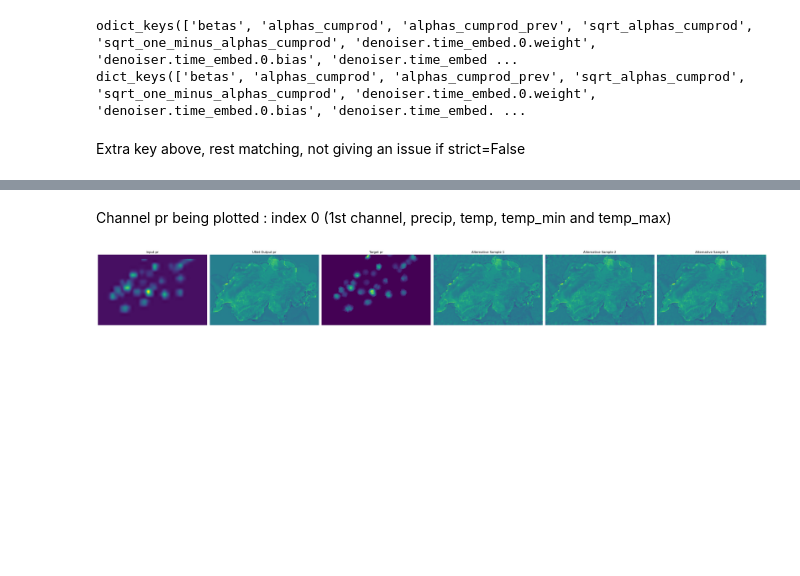
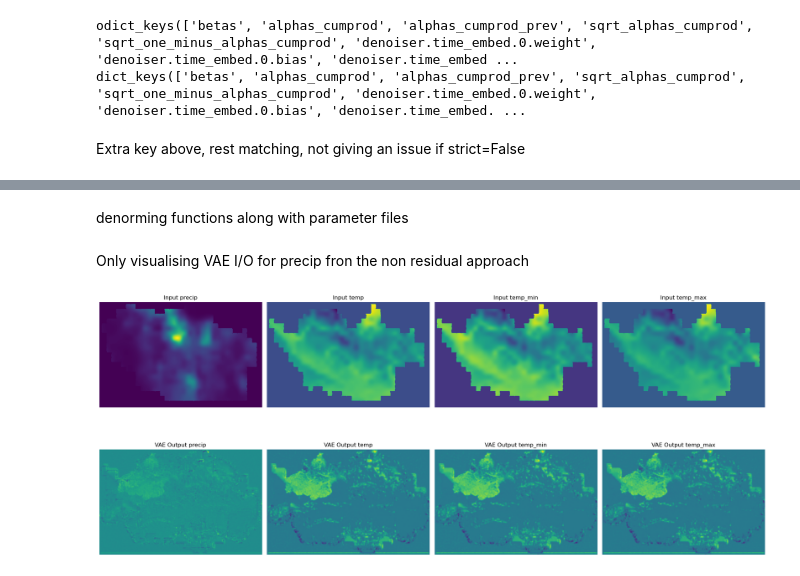
Before and after one commit to AsthanaShivanshi/Downscaling_Models, a Jupyter notebook: Training_LDM/inference_frame.ipynb, the cells around one changed output, grey strips where cells are left out. Drawn from its saved outputs; the diff is of its cells as text; code cells hidden in the pictures; blank space fills up the shorter version.

```diff
--- a/Training_LDM/inference_frame.ipynb
+++ b/Training_LDM/inference_frame.ipynb
@@ -17,9 +17,9 @@ from models.components.ae import SimpleConvEncoder, SimpleConvDecoder
 from models.ldm_module import LatentDiffusion
 # %%
 #UNet ckpt path
-ckpt_unet= "trained_ckpts/Training_LDM.models.components.unet.DownscalingUnetLightning_checkpoint.ckpt"
+#ckpt_unet= "trained_ckpts/Training_LDM.models.components.unet.DownscalingUnetLightning_checkpoint.ckpt"
 ckpt_vae= "trained_ckpts/Training_LDM.models.ae_module.AutoencoderKL_checkpoint.ckpt"
-ckpt_ldm= "trained_ckpts/LDM_checkpoint.ckpt"
+#ckpt_ldm= "trained_ckpts/LDM_checkpoint.ckpt"
 # %% [markdown]
 Instantiating the UNet
 # %%
@@ -32,7 +32,7 @@ model_UNet= DownscalingUnetLightning.load_from_checkpoint(ckpt_unet,
 # %% [markdown]
 Instantiating VAE
 # %%
-encoder = SimpleConvEncoder(in_dim=4, levels=2, min_ch=16, ch_mult=4)
+encoder = SimpleConvEncoder(in_dim=5, levels=1, min_ch=64, ch_mult=1)
 decoder = SimpleConvDecoder(in_dim=64, levels=2, min_ch=16)
 # %% [markdown]
 VAE decoder needed to be softcoded to accept 4 output ch!!
@@ -49,7 +49,5 @@ model_VAE = AutoencoderKL.load_from_checkpoint(
     encoder=encoder,
     decoder=decoder,
     kl_weight=0.01,
-    ae_flag="residual",
-    unet_regr=model_UNet,
     strict=False
 )
@@ -213,2 +193,0 @@ UNet shape: torch.Size([1, 4, 240, 370])
-# %% [markdown]
-Channel pr being plotted : index 0 (1st channel, precip, temp, temp_min and temp_max)
@@ -235,3 +194,5 @@ with torch.no_grad():
+# %% [markdown]
+denorming functions along with parameter files
 # %%
 with open("../Training_Chronological_Dataset/RhiresD_scaling_params_chronological.json") as f:
     pr_params = json.load(f)
@@ -249,28 +210,45 @@ def denorm_pr(x):
 def denorm_temp(x, params):
     # z
     return x * params["std"] + params["mean"]
-
-# Denorming
-images = [
-    denorm_pr(input_sample[0, 0].cpu().numpy()),       # Input pr
-    denorm_pr(unet_out[0, 0].cpu().numpy()),           # UNet Output pr
-    denorm_pr(target_sample[0, 0].cpu().numpy())       # Target pr
-]
-titles = ["Input pr", "UNet Output pr", "Target pr"]
-
-for i, alt_sample in enumerate(alternative_samples):
-    images.append(denorm_pr(alt_sample[0, 0].cpu().numpy()))
-    titles.append(f"Alternative Sample {i+1}")
-
-n_images = len(images)
-fig, axes = plt.subplots(1, n_images, figsize=(6 * n_images, 5))
-
-for ax, img, title in zip(axes, images, titles):
-    ax.imshow(np.flipud(img), cmap='viridis')
-    ax.set_title(title)
-    ax.axis('off')
-
-plt.tight_layout()
-plt.show()
-# %% [output]
-[figure, removed]
+# %% [markdown]
+Only visualising VAE I/O for precip fron the non residual approach
+# %%
+# Get a batch from the dataloader
+train_loader = dm.train_dataloader()
+train_batch = next(iter(train_loader))
+train_inputs, train_targets = train_batch
+
+# Select a random sample
+idx = random.randint(0, train_inputs.shape[0] - 1)
+input_sample = train_inputs[idx].unsqueeze(0)  # (1, channels, H, W)
+
+with torch.no_grad():
+    vae_out = model_VAE(input_sample)
+    if isinstance(vae_out, tuple):
+        vae_out = vae_out[0]  # Get the output tensor
+
+images = [
+    denorm_pr(input_sample[0, 0].cpu().numpy()),    # Input precip
+    denorm_temp(input_sample[0, 1].cpu().numpy(), temp_params),    # Input temp
+    denorm_temp(input_sample[0, 2].cpu().numpy(), temp_min_params),# Input temp_min
+    denorm_temp(input_sample[0, 3].cpu().numpy(), temp_max_params),# Input temp_max
+
+    denorm_pr(vae_out[0, 0].cpu().numpy()),         # VAE Output precip
+    denorm_temp(vae_out[0, 1].cpu().numpy(), temp_params),         # VAE Output temp
+    denorm_temp(vae_out[0, 2].cpu().numpy(), temp_min_params),     # VAE Output temp_min
+    denorm_temp(vae_out[0, 3].cpu().numpy(), temp_max_params),     # VAE Output temp_max
+]
+titles = [
+    "Input precip", "Input temp", "Input temp_min", "Input temp_max",
+    "VAE Output precip", "VAE Output temp", "VAE Output temp_min", "VAE Output temp_max"
+]
+
+fig, axes = plt.subplots(2, 4, figsize=(20, 10))
+for ax, img, title in zip(axes.flatten(), images, titles):
+    ax.imshow((img), cmap='viridis')
+    ax.set_title(title)
+    ax.axis('off')
+plt.tight_layout()
+plt.show()
+# %% [output]
+[figure, added]
```
Also changed, not shown: parts of 6 cells of this notebook, 1 other file.
